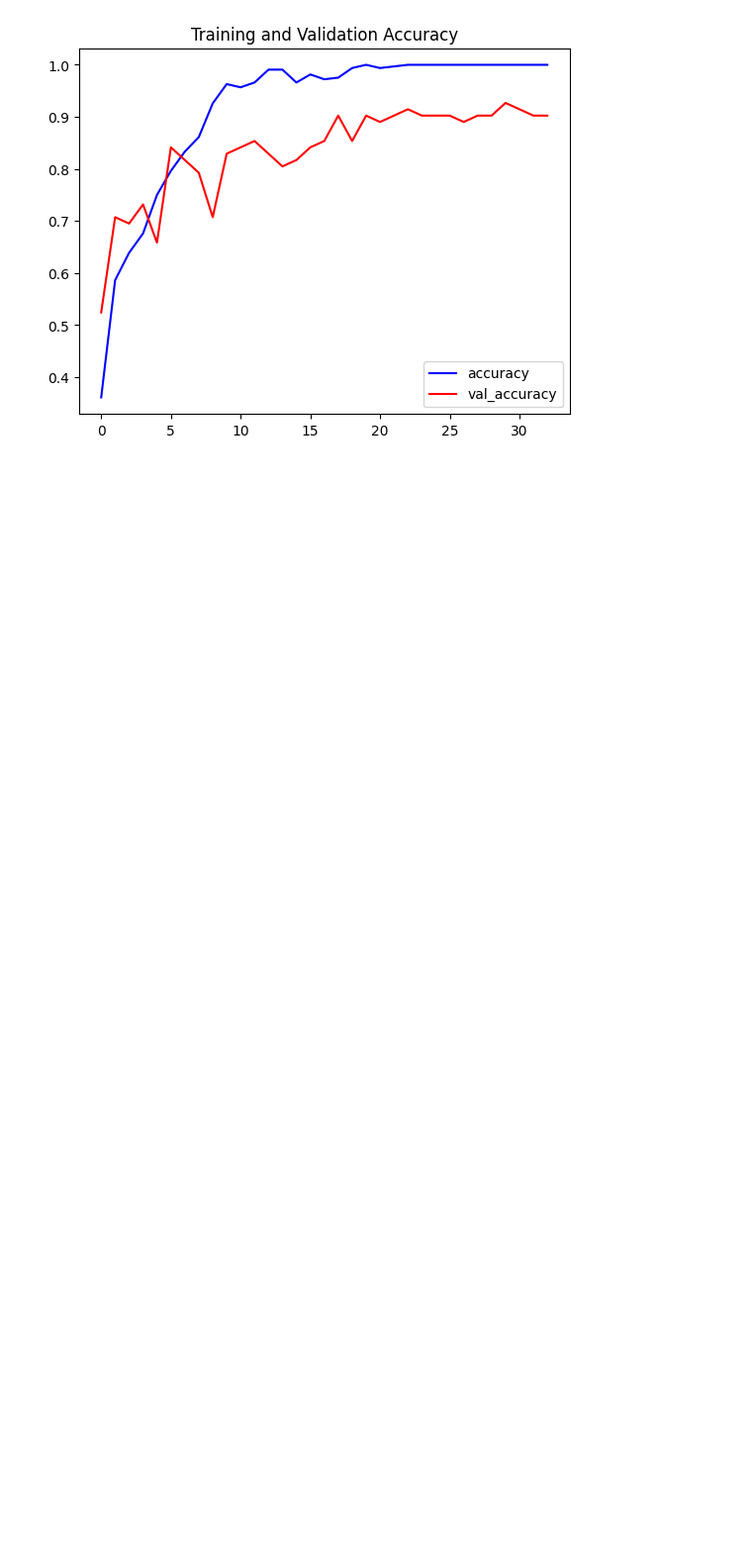
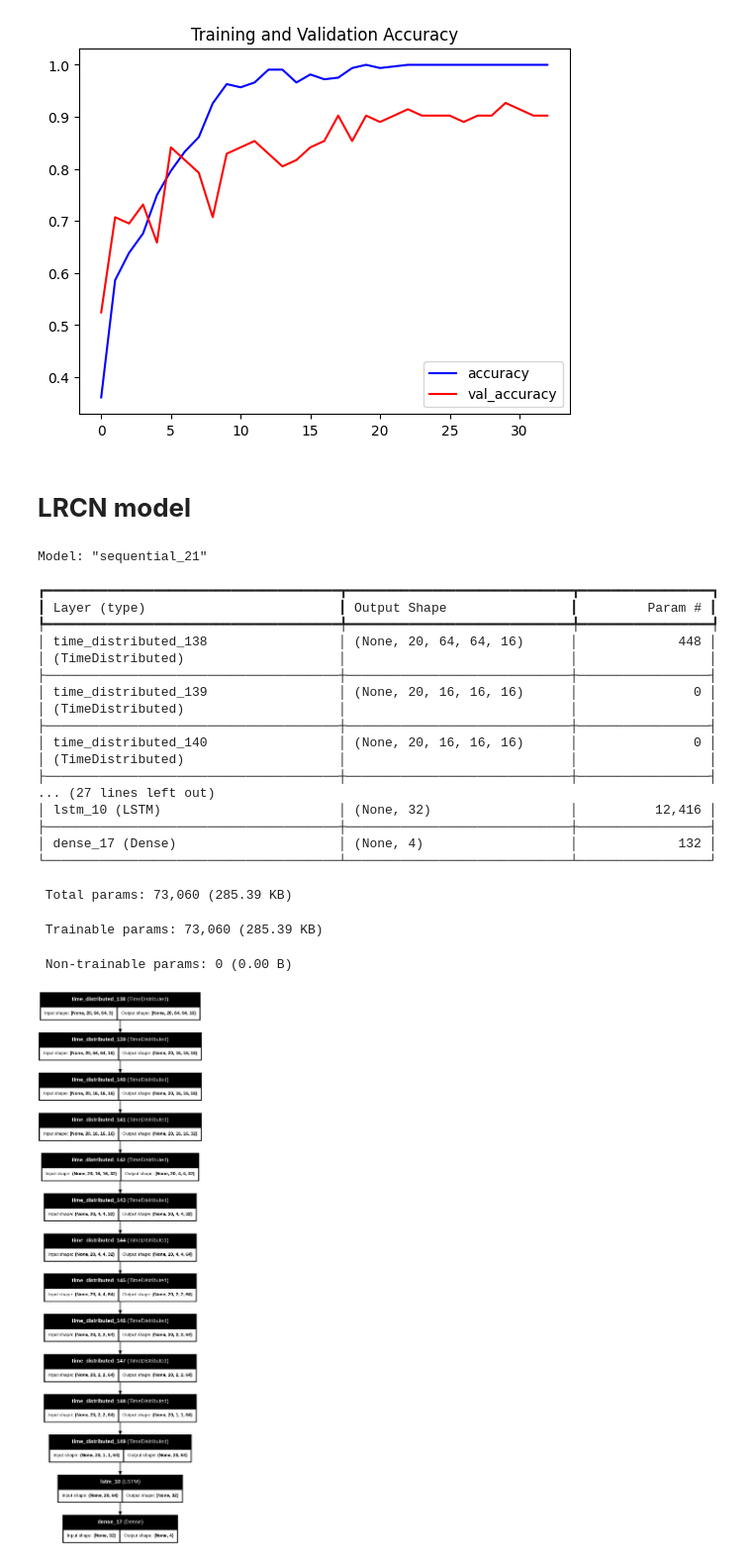
Before and after one commit to Parsa-Baniamerian/Activity_Recognition, a Jupyter notebook: Activity_Recognition.ipynb, the cells around one changed output. Shown at 99% size. Cells and saved outputs as stored; diff of their text form; code cells hidden in the pictures; blank space fills up the shorter version.

```diff
--- a/Activity_Recognition.ipynb
+++ b/Activity_Recognition.ipynb
@@ -280,3 +285,66 @@ plot_metrics(convlstm_model_training_history, "loss", "val_loss", "Training and
 plot_metrics(convlstm_model_training_history, "accuracy", "val_accuracy", "Training and Validation Accuracy")
 # %% [output]
 [figure]
+# %% [markdown]
+# **LRCN model**
+# %%
+def create_lrcn_model():
+  """
+  This function will construct the required LRCN model.
+  Returns:
+    model: It is the required constructed LRCN model.
+
+  """
+
+  model = Sequential()
+
+  model.add(TimeDistributed(Conv2D(16, (3,3), padding="same", activation="relu"), input_shape=(SEQUENCE_LENGTH, IMAGE_HEIGHT, IMAGE_WIDTH, 3)))
+  model.add(TimeDistributed(MaxPooling2D((4,4))))
+  model.add(TimeDistributed(Dropout(0.25)))
+
+  model.add(TimeDistributed(Conv2D(32, (3,3), padding="same", activation="relu")))
+  model.add(TimeDistributed(MaxPooling2D((4,4))))
+  model.add(TimeDistributed(Dropout(0.25)))
+
+  model.add(TimeDistributed(Conv2D(64, (3,3), padding="same", activation="relu")))
+  model.add(TimeDistributed(MaxPooling2D((2,2))))
+  model.add(TimeDistributed(Dropout(0.25)))
+
+  model.add(TimeDistributed(Conv2D(64, (3,3), padding="same", activation="relu")))
+  model.add(TimeDistributed(MaxPooling2D((2,2))))
+  #model.add(TimeDistributed(Dropout(0.25)))
+
+  model.add(TimeDistributed(Flatten()))
+  model.add(LSTM(32))
+  model.add(Dense(len(CLASSES_LIST), activation="softmax"))
+
+  model.summary()
+
+  return model
+# %%
+# Construct LRCN model
+lrcn_model = create_lrcn_model()
+plot_model(lrcn_model, to_file="LRCN_model_structure_plot.png", show_shapes=True, show_layer_names=True, dpi=100)
+# %% [output]
+Model: "sequential_21"
+┏━━━━━━━━━━━━━━━━━━━━━━━━━━━━━━━━━━━━━━┳━━━━━━━━━━━━━━━━━━━━━━━━━━━━━┳━━━━━━━━━━━━━━━━━┓
+┃ Layer (type)                         ┃ Output Shape                ┃         Param # ┃
+┡━━━━━━━━━━━━━━━━━━━━━━━━━━━━━━━━━━━━━━╇━━━━━━━━━━━━━━━━━━━━━━━━━━━━━╇━━━━━━━━━━━━━━━━━┩
+│ time_distributed_138                 │ (None, 20, 64, 64, 16)      │             448 │
+│ (TimeDistributed)                    │                             │                 │
+├──────────────────────────────────────┼─────────────────────────────┼─────────────────┤
+│ time_distributed_139                 │ (None, 20, 16, 16, 16)      │               0 │
+│ (TimeDistributed)                    │                             │                 │
+├──────────────────────────────────────┼─────────────────────────────┼─────────────────┤
+│ time_distributed_140                 │ (None, 20, 16, 16, 16)      │               0 │
+│ (TimeDistributed)                    │                             │                 │
+├──────────────────────────────────────┼─────────────────────────────┼─────────────────┤
+... (27 lines left out)
+│ lstm_10 (LSTM)                       │ (None, 32)                  │          12,416 │
+├──────────────────────────────────────┼─────────────────────────────┼─────────────────┤
+│ dense_17 (Dense)                     │ (None, 4)                   │             132 │
+└──────────────────────────────────────┴─────────────────────────────┴─────────────────┘
+ Total params: 73,060 (285.39 KB)
+ Trainable params: 73,060 (285.39 KB)
+ Non-trainable params: 0 (0.00 B)
+[figure, added]
```
Also changed, not shown: parts of 2 cells of this notebook.
